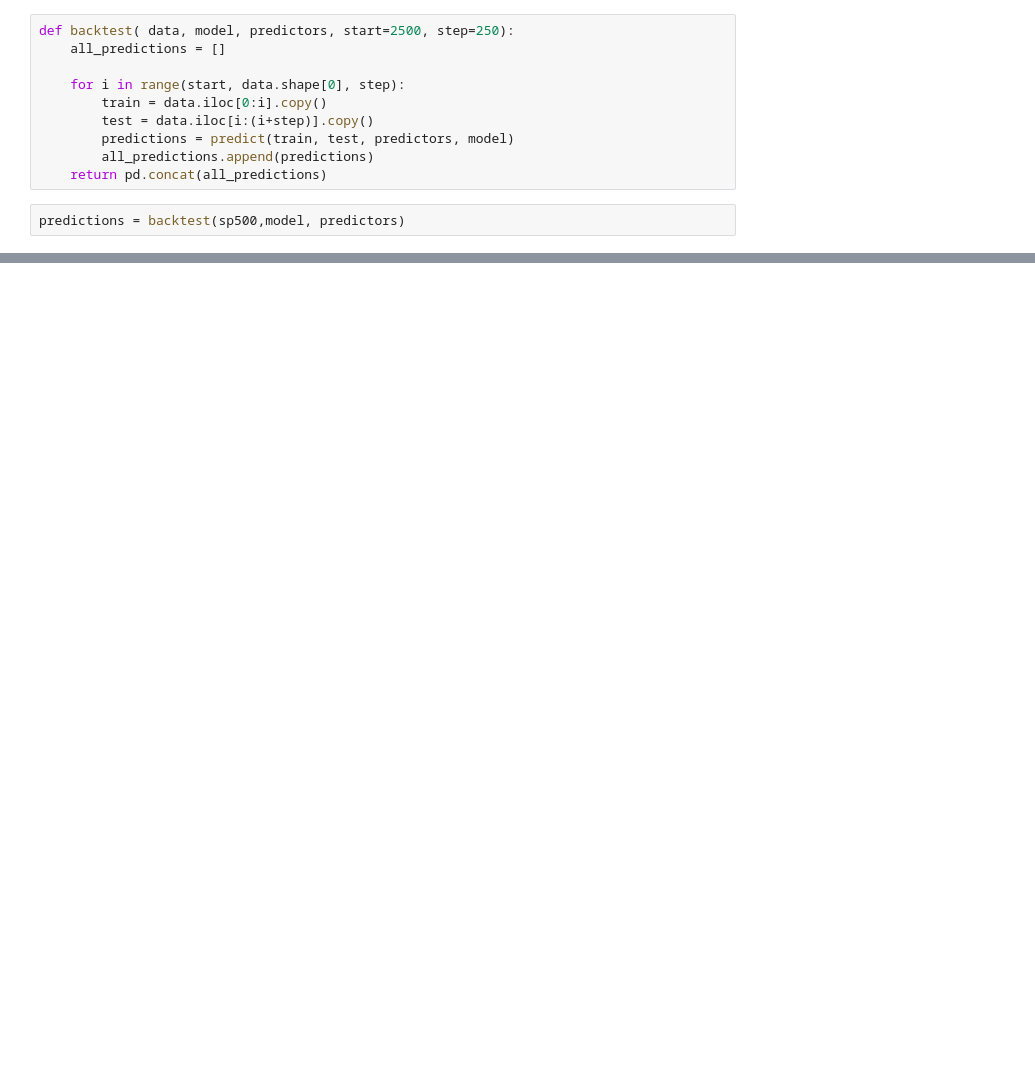
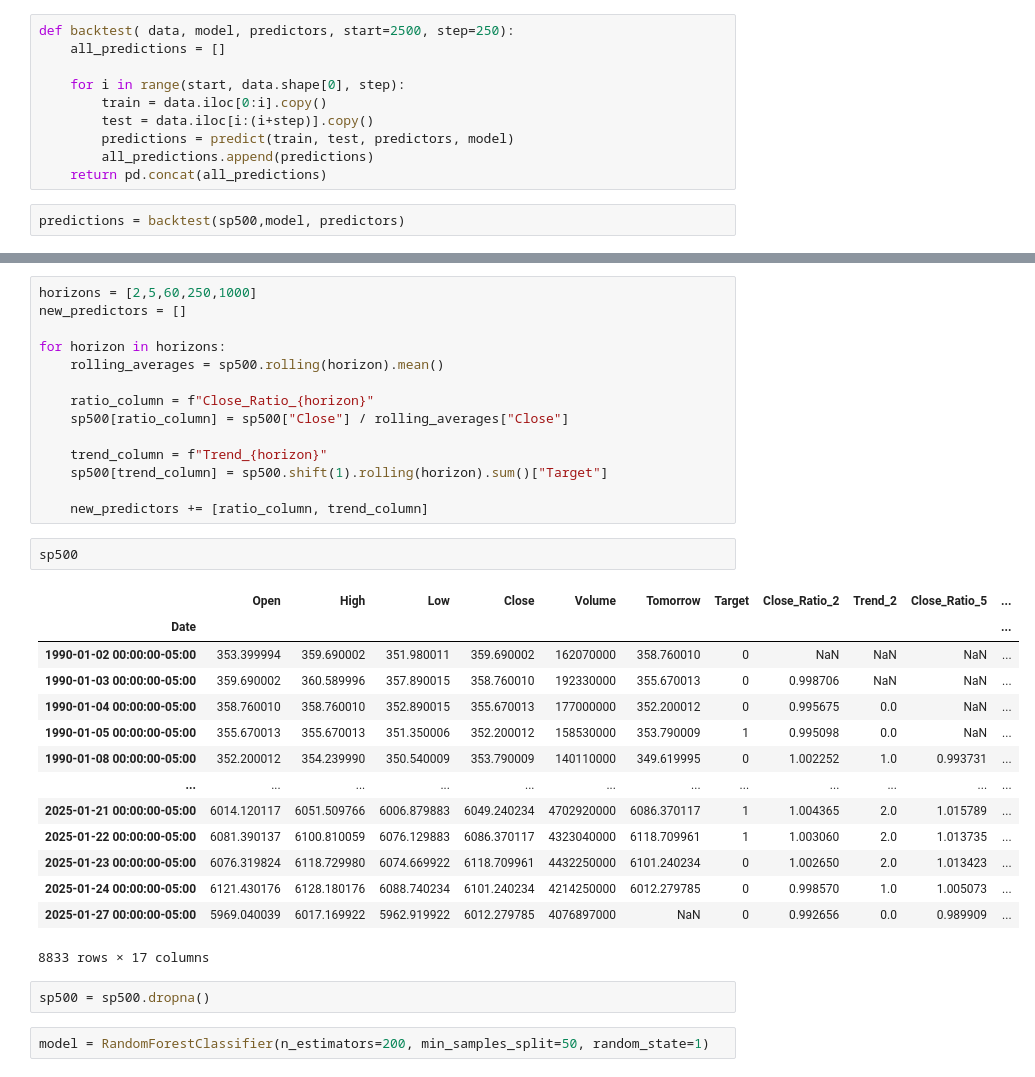
Before and after one commit to dukegchatt/machine_learning, a Jupyter notebook: stock_price.ipynb, the cells around one changed output, grey strips where cells are left out. Cells and saved outputs as stored; diff of their text form; blank space fills up the shorter version.

```diff
--- a/stock_price.ipynb
+++ b/stock_price.ipynb
@@ -177,0 +189,35 @@ Name: count, dtype: int64
+# %%
+horizons = [2,5,60,250,1000]
+new_predictors = []
+
+for horizon in horizons:
+    rolling_averages = sp500.rolling(horizon).mean()
+
+    ratio_column = f"Close_Ratio_{horizon}"
+    sp500[ratio_column] = sp500["Close"] / rolling_averages["Close"]
+
+    trend_column = f"Trend_{horizon}"
+    sp500[trend_column] = sp500.shift(1).rolling(horizon).sum()["Target"]
+
+    new_predictors += [ratio_column, trend_column]
+# %%
+sp500
+# %% [output]
+|  | Open | High | Low | Close | Volume | Tomorrow | Target | Close_Ratio_2 | Trend_2 | Close_Ratio_5 | ... |
+| Date |  |  |  |  |  |  |  |  |  |  | ... |
+| 1990-01-02 00:00:00-05:00 | 353.399994 | 359.690002 | 351.980011 | 359.690002 | 162070000 | 358.760010 | 0 | NaN | NaN | NaN | ... |
+| 1990-01-03 00:00:00-05:00 | 359.690002 | 360.589996 | 357.890015 | 358.760010 | 192330000 | 355.670013 | 0 | 0.998706 | NaN | NaN | ... |
+| 1990-01-04 00:00:00-05:00 | 358.760010 | 358.760010 | 352.890015 | 355.670013 | 177000000 | 352.200012 | 0 | 0.995675 | 0.0 | NaN | ... |
+| 1990-01-05 00:00:00-05:00 | 355.670013 | 355.670013 | 351.350006 | 352.200012 | 158530000 | 353.790009 | 1 | 0.995098 | 0.0 | NaN | ... |
+| 1990-01-08 00:00:00-05:00 | 352.200012 | 354.239990 | 350.540009 | 353.790009 | 140110000 | 349.619995 | 0 | 1.002252 | 1.0 | 0.993731 | ... |
+| ... | ... | ... | ... | ... | ... | ... | ... | ... | ... | ... | ... |
+| 2025-01-21 00:00:00-05:00 | 6014.120117 | 6051.509766 | 6006.879883 | 6049.240234 | 4702920000 | 6086.370117 | 1 | 1.004365 | 2.0 | 1.015789 | ... |
+| 2025-01-22 00:00:00-05:00 | 6081.390137 | 6100.810059 | 6076.129883 | 6086.370117 | 4323040000 | 6118.709961 | 1 | 1.003060 | 2.0 | 1.013735 | ... |
+| 2025-01-23 00:00:00-05:00 | 6076.319824 | 6118.729980 | 6074.669922 | 6118.709961 | 4432250000 | 6101.240234 | 0 | 1.002650 | 2.0 | 1.013423 | ... |
+| 2025-01-24 00:00:00-05:00 | 6121.430176 | 6128.180176 | 6088.740234 | 6101.240234 | 4214250000 | 6012.279785 | 0 | 0.998570 | 1.0 | 1.005073 | ... |
+| 2025-01-27 00:00:00-05:00 | 5969.040039 | 6017.169922 | 5962.919922 | 6012.279785 | 4076897000 | NaN | 0 | 0.992656 | 0.0 | 0.989909 | ... |
+8833 rows × 17 columns
+# %%
+sp500 = sp500.dropna()
+# %%
+model = RandomForestClassifier(n_estimators=200, min_samples_split=50, random_state=1)
```
Also changed, not shown: parts of 8 cells of this notebook.
